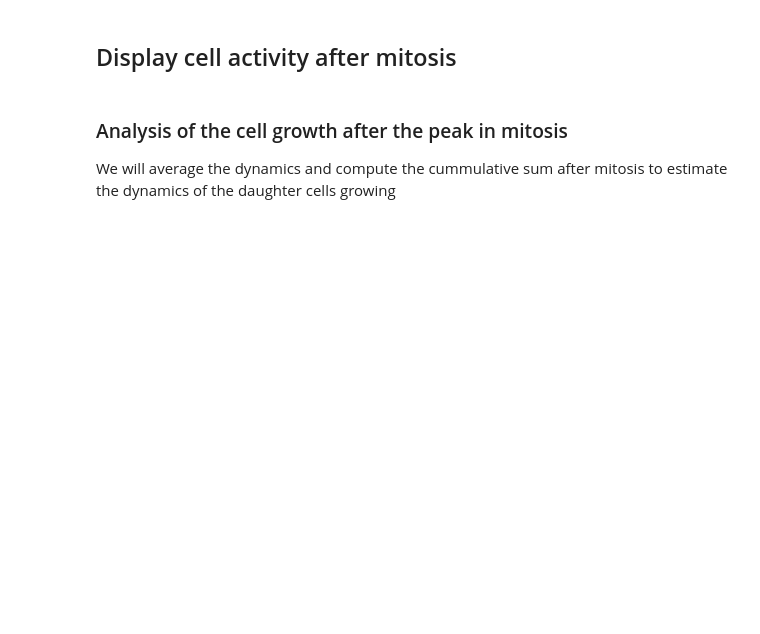
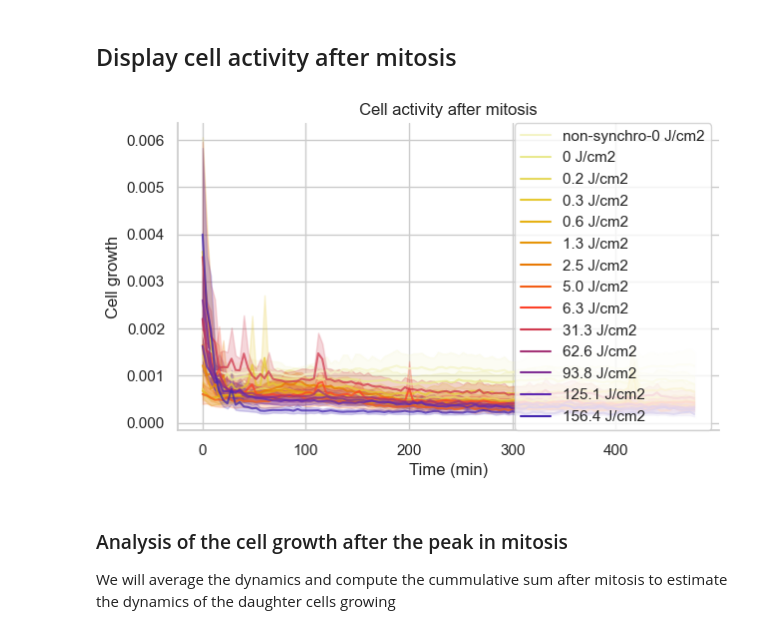
Before and after one commit to HenriquesLab/PhotoFiTT, a Jupyter notebook: notebooks/Reproduce paper plots.ipynb, the cells around one changed output. Drawn from its saved outputs; the diff is of its cells as text; code cells hidden in the pictures; blank space fills up the shorter version.

```diff
--- a/notebooks/Reproduce paper plots.ipynb
+++ b/notebooks/Reproduce paper plots.ipynb
@@ -248,16 +278,17 @@ activity_metrics = activity_metrics.rename(columns={'time_variance': 'Cell growt
 # %%
 y_var = "Cell growth"
 hue="Light dose cat" # "Subcategory-02"
 format_extension = 'png'
 name = "cell_growth.{}".format(format_extension)
 title = "Cell activity after mitosis"
 display.conditions(activity_metrics, y_var,
                    title,
                    hue,
                    output_path, name,
                    hue_order=hue_order,
-                   palette=sns.color_palette("CMRmap_r", 17),
-                   style=None)
+                   palette=sns.color_palette("CMRmap_r", 17))
+# %% [output]
+[figure, added]
 # %% [markdown]
 ### Analysis of the cell growth after the peak in mitosis
 We will average the dynamics and compute the cummulative sum after mitosis to estimate the dynamics of the daughter cells growing
```
Also changed, not shown: parts of 6 cells of this notebook, 1 other file.
